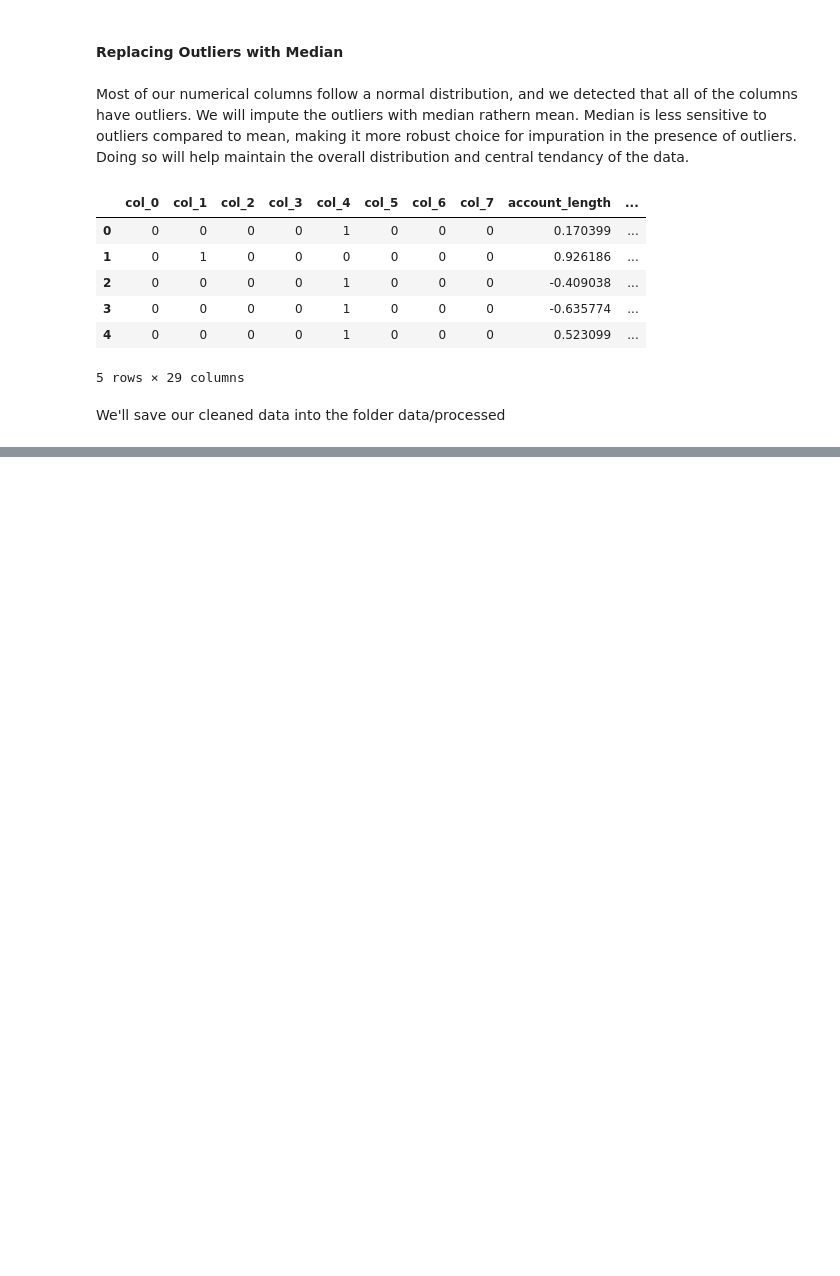
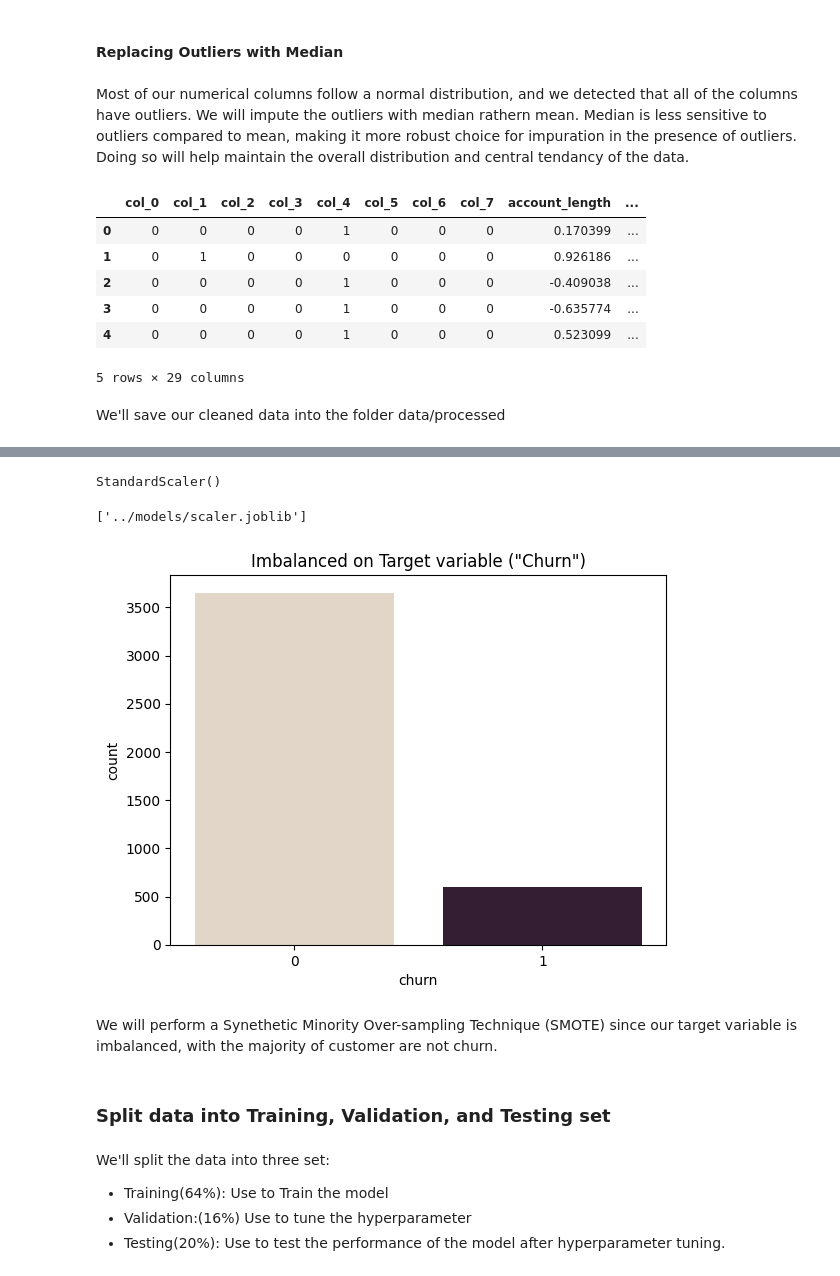
Before and after one commit to chuannarongvat/internship_c_dataset_1, a Jupyter notebook: notebooks/1_preprocess_data.ipynb, the cells around one changed output, grey strips where cells are left out. Saved outputs shown, nothing was run; the diff lists cells and outputs as text; code cells hidden in the pictures; blank space fills up the shorter version.

Commit message:
Perform SMOTE

```diff
--- a/notebooks/1_preprocess_data.ipynb
+++ b/notebooks/1_preprocess_data.ipynb
@@ -515,0 +520,2 @@ df_cleaned.to_csv('../data/processed/df_cleaned.csv', index=False)
+# %%
+df_cleaned = pd.read_csv('../data/processed/df_cleaned.csv')
@@ -515,0 +542,26 @@ df_cleaned.to_csv('../data/processed/df_cleaned.csv', index=False)
+# %%
+scaler.fit(df_cleaned[num_cols])
+# %% [output]
+StandardScaler()
+# %%
+dump(scaler, '../models/scaler.joblib')
+# %% [output]
+['../models/scaler.joblib']
+# %%
+palette = 'ch:.25'
+
+sns.countplot(x=df_cleaned['churn'], palette=palette)
+
+plt.title('Imbalanced on Target variable ("Churn")')
+plt.show()
+# %% [output]
+[figure, added]
+# %% [markdown]
+We will perform a Synethetic Minority Over-sampling Technique (SMOTE) since our target variable is imbalanced, with the majority of customer are not churn.
+# %% [markdown]
+### Split data into Training, Validation, and Testing set
+# %% [markdown]
+We'll split the data into three set:
+- Training(64%): Use to Train the model
+- Validation:(16%) Use to tune the hyperparameter
+- Testing(20%): Use to test the performance of the model after hyperparameter tuning.
```
Also changed, not shown: parts of 18 cells of this notebook, 4 other files.
